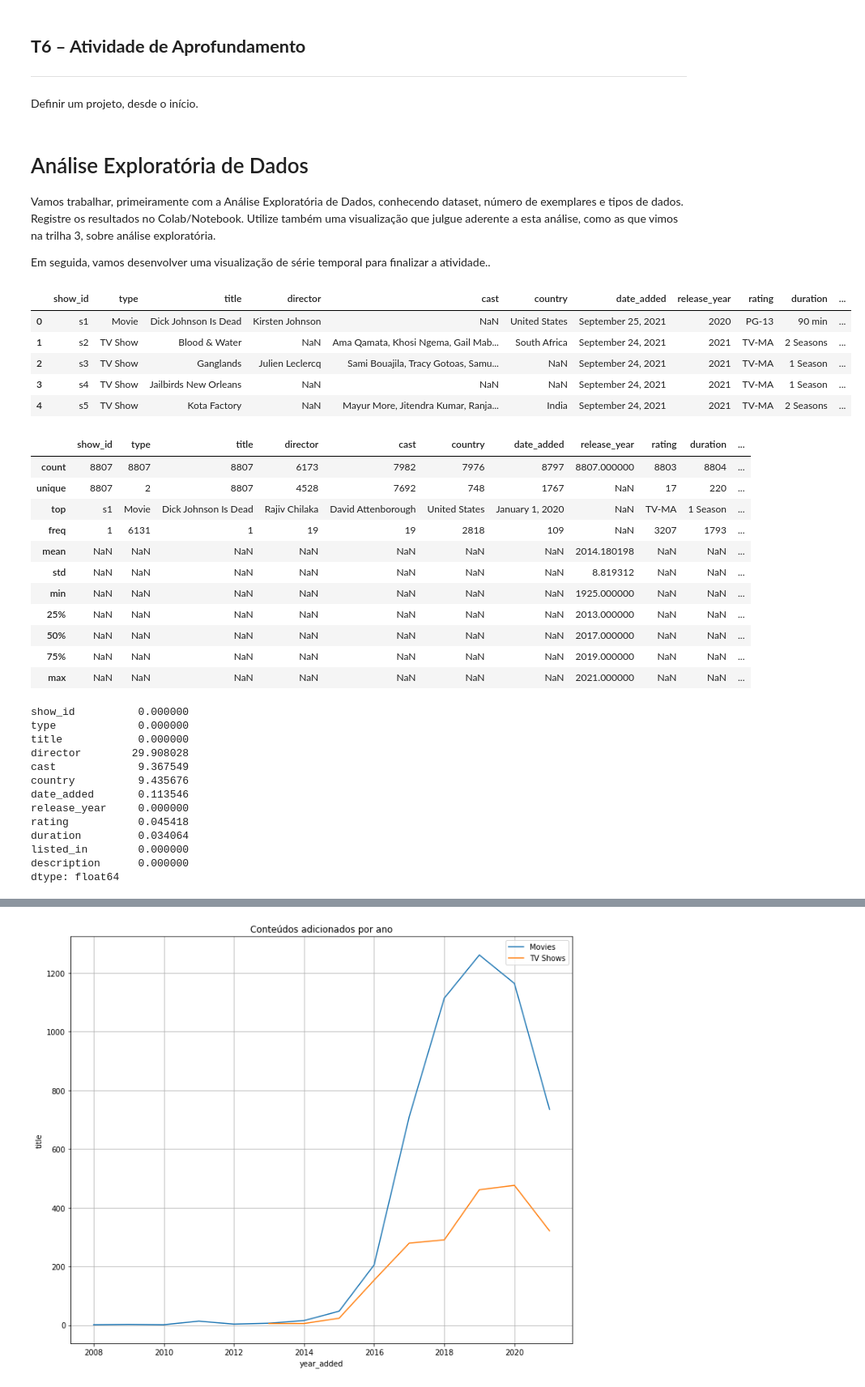
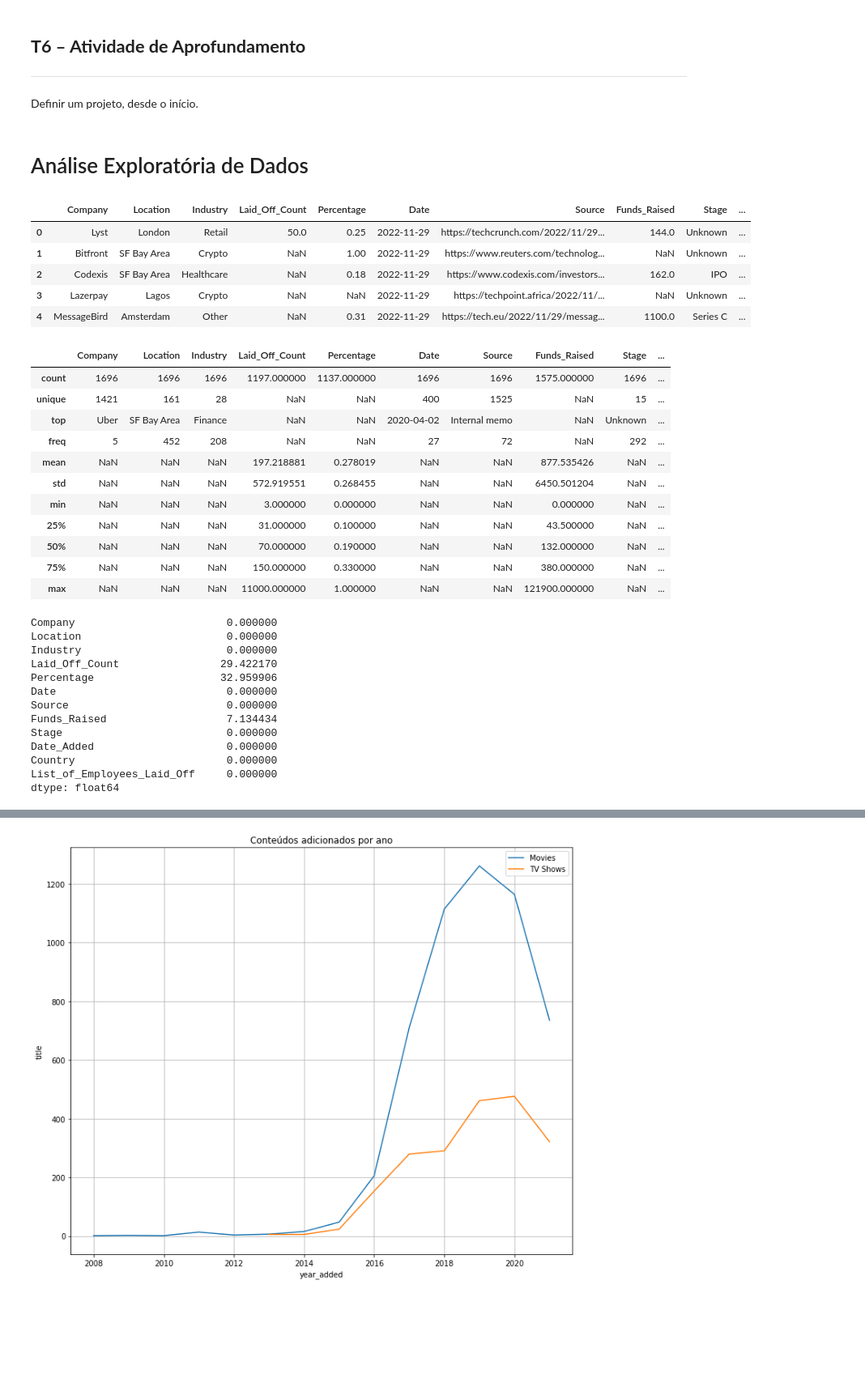
Before and after one commit to BrunaKrasotaMatos/MineracaoDados, a Jupyter notebook: VisualizacaoDadosTrilha6_BrunaMatos.ipynb, the cells around one changed output, grey strips where cells are left out. Shown: that part at 81% size. Saved outputs shown, nothing was run; the diff lists cells and outputs as text; code cells hidden in the pictures; blank space fills up the shorter version.

```diff
--- a/VisualizacaoDadosTrilha6_BrunaMatos.ipynb
+++ b/VisualizacaoDadosTrilha6_BrunaMatos.ipynb
@@ -21,59 +21,55 @@ import matplotlib.pyplot as plt
 %matplotlib inline
 from matplotlib.lines import Line2D
 import seaborn as sns
-# %% [markdown]
-# Análise Exploratória de Dados
-
-Vamos trabalhar, primeiramente com a Análise Exploratória de Dados, conhecendo dataset, número de exemplares e tipos de dados. Registre os resultados no Colab/Notebook. Utilize também uma visualização que julgue aderente a esta análise, como as que vimos na trilha 3, sobre análise exploratória.
-
-Em seguida, vamos desenvolver uma visualização de série temporal para finalizar a atividade..
+# %% [markdown]
+# Análise Exploratória de Dados
 # %%
 # Lendo a tabela
-
-df = pd.read_csv("netflix_titles.csv")
+# Fonte: https://www.kaggle.com/datasets/theakhilb/layoffs-data-2022
+df = pd.read_csv("layoffs_data.csv")
 df.head()
 # %% [output]
-|  | show_id | type | title | director | cast | country | date_added | release_year | rating | duration | ... |
-| 0 | s1 | Movie | Dick Johnson Is Dead | Kirsten Johnson | NaN | United States | September 25, 2021 | 2020 | PG-13 | 90 min | ... |
-| 1 | s2 | TV Show | Blood & Water | NaN | Ama Qamata, Khosi Ngema, Gail Mab... | South Africa | September 24, 2021 | 2021 | TV-MA | 2 Seasons | ... |
-| 2 | s3 | TV Show | Ganglands | Julien Leclercq | Sami Bouajila, Tracy Gotoas, Samu... | NaN | September 24, 2021 | 2021 | TV-MA | 1 Season | ... |
-| 3 | s4 | TV Show | Jailbirds New Orleans | NaN | NaN | NaN | September 24, 2021 | 2021 | TV-MA | 1 Season | ... |
-| 4 | s5 | TV Show | Kota Factory | NaN | Mayur More, Jitendra Kumar, Ranja... | India | September 24, 2021 | 2021 | TV-MA | 2 Seasons | ... |
+|  | Company | Location | Industry | Laid_Off_Count | Percentage | Date | Source | Funds_Raised | Stage | ... |
+| 0 | Lyst | London | Retail | 50.0 | 0.25 | 2022-11-29 | https://techcrunch.com/2022/11/29... | 144.0 | Unknown | ... |
+| 1 | Bitfront | SF Bay Area | Crypto | NaN | 1.00 | 2022-11-29 | https://www.reuters.com/technolog... | NaN | Unknown | ... |
+| 2 | Codexis | SF Bay Area | Healthcare | NaN | 0.18 | 2022-11-29 | https://www.codexis.com/investors... | 162.0 | IPO | ... |
+| 3 | Lazerpay | Lagos | Crypto | NaN | NaN | 2022-11-29 | https://techpoint.africa/2022/11/... | NaN | Unknown | ... |
+| 4 | MessageBird | Amsterdam | Other | NaN | 0.31 | 2022-11-29 | https://tech.eu/2022/11/29/messag... | 1100.0 | Series C | ... |
 # %%
 # Inicialmente vamos analisar todas as colunas
 df.describe(include='all')
 # %% [output]
-|  | show_id | type | title | director | cast | country | date_added | release_year | rating | duration | ... |
-| count | 8807 | 8807 | 8807 | 6173 | 7982 | 7976 | 8797 | 8807.000000 | 8803 | 8804 | ... |
-| unique | 8807 | 2 | 8807 | 4528 | 7692 | 748 | 1767 | NaN | 17 | 220 | ... |
-| top | s1 | Movie | Dick Johnson Is Dead | Rajiv Chilaka | David Attenborough | United States | January 1, 2020 | NaN | TV-MA | 1 Season | ... |
-| freq | 1 | 6131 | 1 | 19 | 19 | 2818 | 109 | NaN | 3207 | 1793 | ... |
-| mean | NaN | NaN | NaN | NaN | NaN | NaN | NaN | 2014.180198 | NaN | NaN | ... |
-| std | NaN | NaN | NaN | NaN | NaN | NaN | NaN | 8.819312 | NaN | NaN | ... |
-| min | NaN | NaN | NaN | NaN | NaN | NaN | NaN | 1925.000000 | NaN | NaN | ... |
-| 25% | NaN | NaN | NaN | NaN | NaN | NaN | NaN | 2013.000000 | NaN | NaN | ... |
-| 50% | NaN | NaN | NaN | NaN | NaN | NaN | NaN | 2017.000000 | NaN | NaN | ... |
-| 75% | NaN | NaN | NaN | NaN | NaN | NaN | NaN | 2019.000000 | NaN | NaN | ... |
-| max | NaN | NaN | NaN | NaN | NaN | NaN | NaN | 2021.000000 | NaN | NaN | ... |
+|  | Company | Location | Industry | Laid_Off_Count | Percentage | Date | Source | Funds_Raised | Stage | ... |
+| count | 1696 | 1696 | 1696 | 1197.000000 | 1137.000000 | 1696 | 1696 | 1575.000000 | 1696 | ... |
+| unique | 1421 | 161 | 28 | NaN | NaN | 400 | 1525 | NaN | 15 | ... |
+| top | Uber | SF Bay Area | Finance | NaN | NaN | 2020-04-02 | Internal memo | NaN | Unknown | ... |
+| freq | 5 | 452 | 208 | NaN | NaN | 27 | 72 | NaN | 292 | ... |
+| mean | NaN | NaN | NaN | 197.218881 | 0.278019 | NaN | NaN | 877.535426 | NaN | ... |
+| std | NaN | NaN | NaN | 572.919551 | 0.268455 | NaN | NaN | 6450.501204 | NaN | ... |
+| min | NaN | NaN | NaN | 3.000000 | 0.000000 | NaN | NaN | 0.000000 | NaN | ... |
+| 25% | NaN | NaN | NaN | 31.000000 | 0.100000 | NaN | NaN | 43.500000 | NaN | ... |
+| 50% | NaN | NaN | NaN | 70.000000 | 0.190000 | NaN | NaN | 132.000000 | NaN | ... |
+| 75% | NaN | NaN | NaN | 150.000000 | 0.330000 | NaN | NaN | 380.000000 | NaN | ... |
+| max | NaN | NaN | NaN | 11000.000000 | 1.000000 | NaN | NaN | 121900.000000 | NaN | ... |
 # %%
-# Foi possível observar que as colunas director,cast,country,date_added,rating e duration	possuem valores nulos
+# Foi possível observar que as colunas Laid_Off_Count,Percentage e Funds_Raised	possuem valores nulos
 # que vamos precisar tratar
 # Vaos calcular a percentagem de valores nulos
 # vamos então tentar encontrar a quantidade de valores nulos
 (df.isnull().sum() / len(df))*100
 # %% [output]
-show_id          0.000000
-type             0.000000
-title            0.000000
-director        29.908028
-cast             9.367549
-country          9.435676
-date_added       0.113546
-release_year     0.000000
-rating           0.045418
-duration         0.034064
-listed_in        0.000000
-description      0.000000
+Company                        0.000000
+Location                       0.000000
+Industry                       0.000000
+Laid_Off_Count                29.422170
+Percentage                    32.959906
+Date                           0.000000
+Source                         0.000000
+Funds_Raised                   7.134434
+Stage                          0.000000
+Date_Added                     0.000000
+Country                        0.000000
+List_of_Employees_Laid_Off     0.000000
 dtype: float64
 # %%
 # São muitos valores para que simplismente remover. Logo teremos que mexer com a base de dados para incluir valores nesses casos
```
Also changed, not shown: parts of 9 cells of this notebook.
